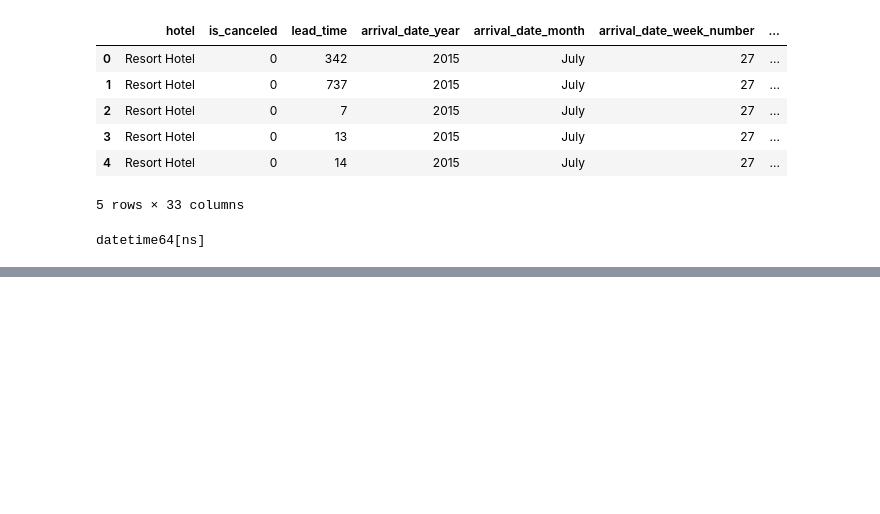
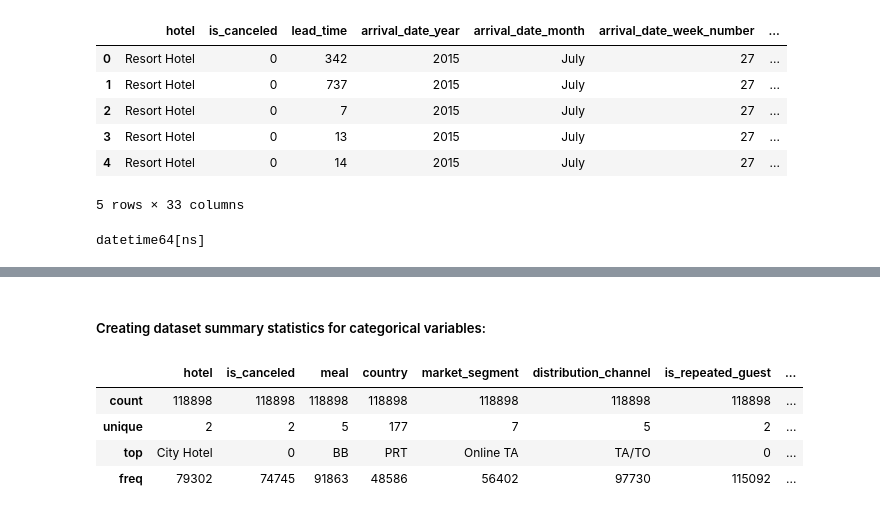
Before and after one commit to safaena123/DM_ML_Project, a Jupyter notebook: Part1.ipynb, the cells around one changed output, grey strips where cells are left out. Drawn from its saved outputs; the diff is of its cells as text; code cells hidden in the pictures; blank space fills up the shorter version.

```diff
--- a/Part1.ipynb
+++ b/Part1.ipynb
@@ -120,0 +156,12 @@ datetime64[ns]
+# %% [markdown]
+##### Creating dataset summary statistics for categorical variables:
+# %%
+df1["is_canceled"]= df1["is_canceled"].astype(str)
+df1["is_repeated_guest"]= df1["is_repeated_guest"].astype(str)
+df1.describe(include=[np.object])
+# %% [output]
+|  | hotel | is_canceled | meal | country | market_segment | distribution_channel | is_repeated_guest | ... |
+| count | 118898 | 118898 | 118898 | 118898 | 118898 | 118898 | 118898 | ... |
+| unique | 2 | 2 | 5 | 177 | 7 | 5 | 2 | ... |
+| top | City Hotel | 0 | BB | PRT | Online TA | TA/TO | 0 | ... |
+| freq | 79302 | 74745 | 91863 | 48586 | 56402 | 97730 | 115092 | ... |
```
Also changed, not shown: parts of 23 cells of this notebook.
